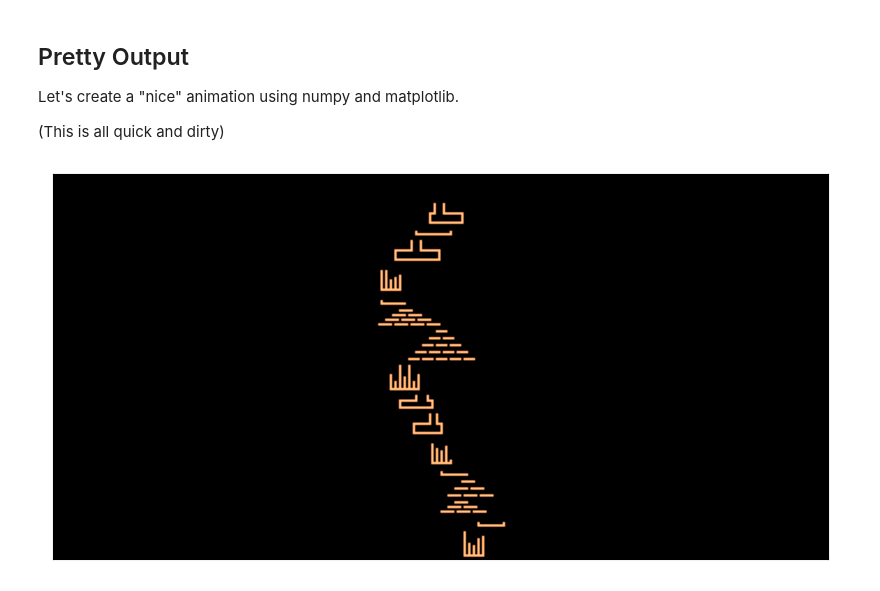
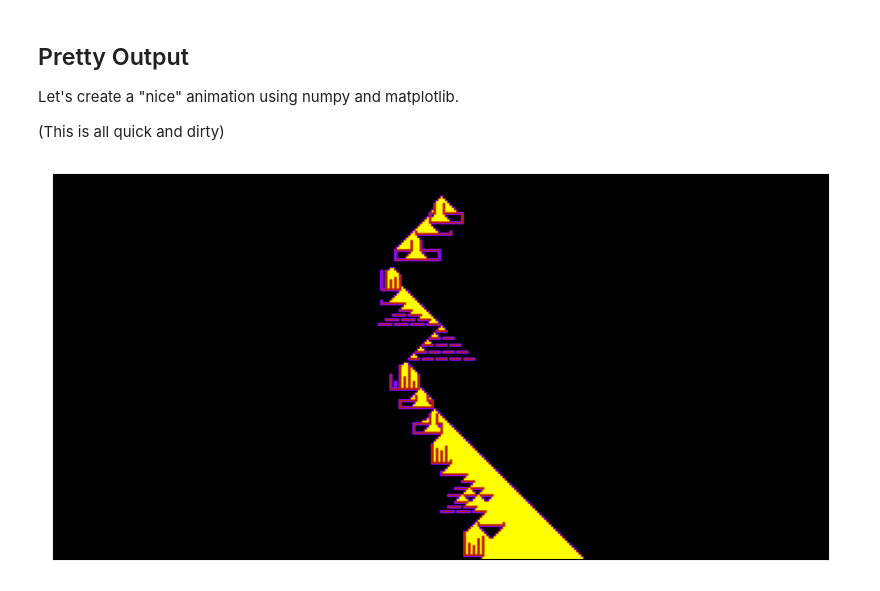
Before and after one commit to znswanderer/Advent-of-code-2022, a Jupyter notebook: day14/day14.ipynb, the cells around one changed output. Drawn from its saved outputs; the diff is of its cells as text; code cells hidden in the pictures.

```diff
--- a/day14/day14.ipynb
+++ b/day14/day14.ipynb
@@ -465,20 +465,20 @@ for d in res:
             np_m[x-x0, y-y0] = 2
     np_res.append(np_m)
 # %%
-np_m = np_res[0]
+np_m = np_res[100]
 plt.figure(figsize=(10,6))
-plt.imshow(np_m.T, origin='upper', cmap='copper', aspect='equal')
+plt.imshow(np_m.T, origin='upper', cmap='gnuplot', aspect='equal')
 
 #get current axes
 ax = plt.gca()
 
 #hide x-axis
 ax.get_xaxis().set_visible(False)
 
 #hide y-axis
 ax.get_yaxis().set_visible(False)
 # %% [output]
-[figure, old version]
+[figure, new version]
 # %%
 from matplotlib import animation
 
```
Also changed, not shown: parts of 2 cells of this notebook, 8 other files.
